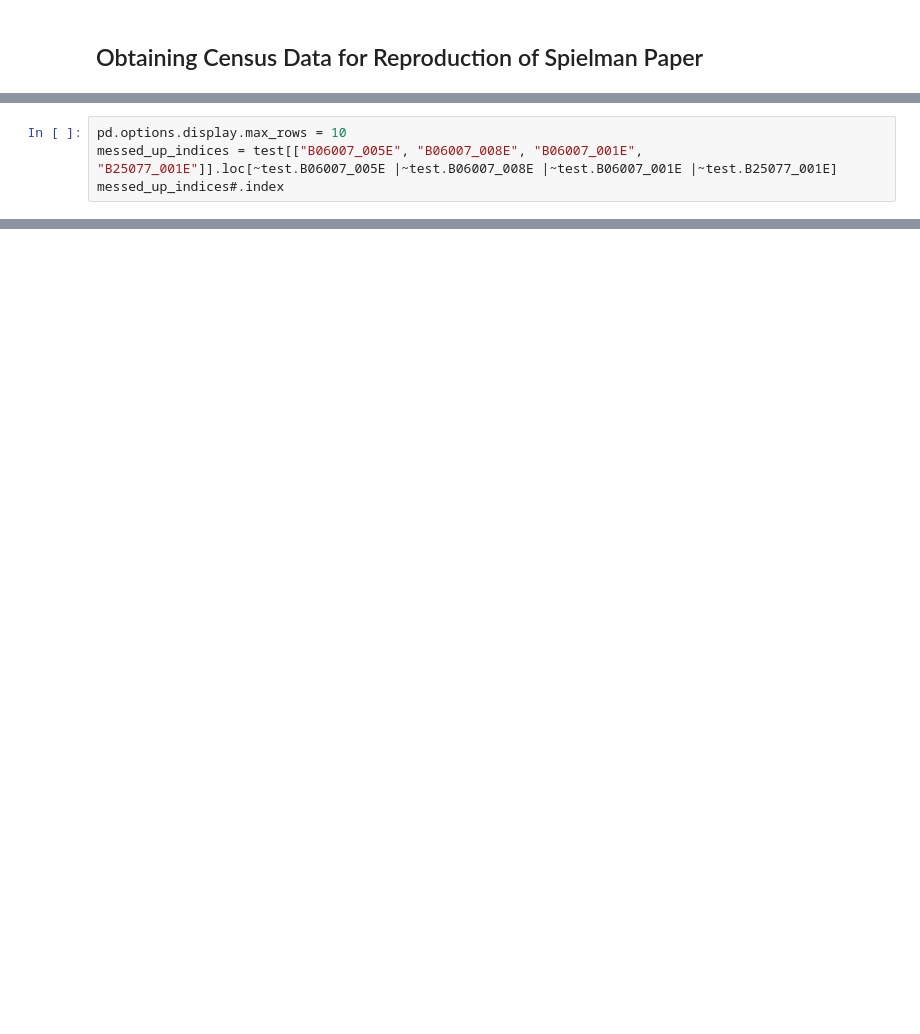
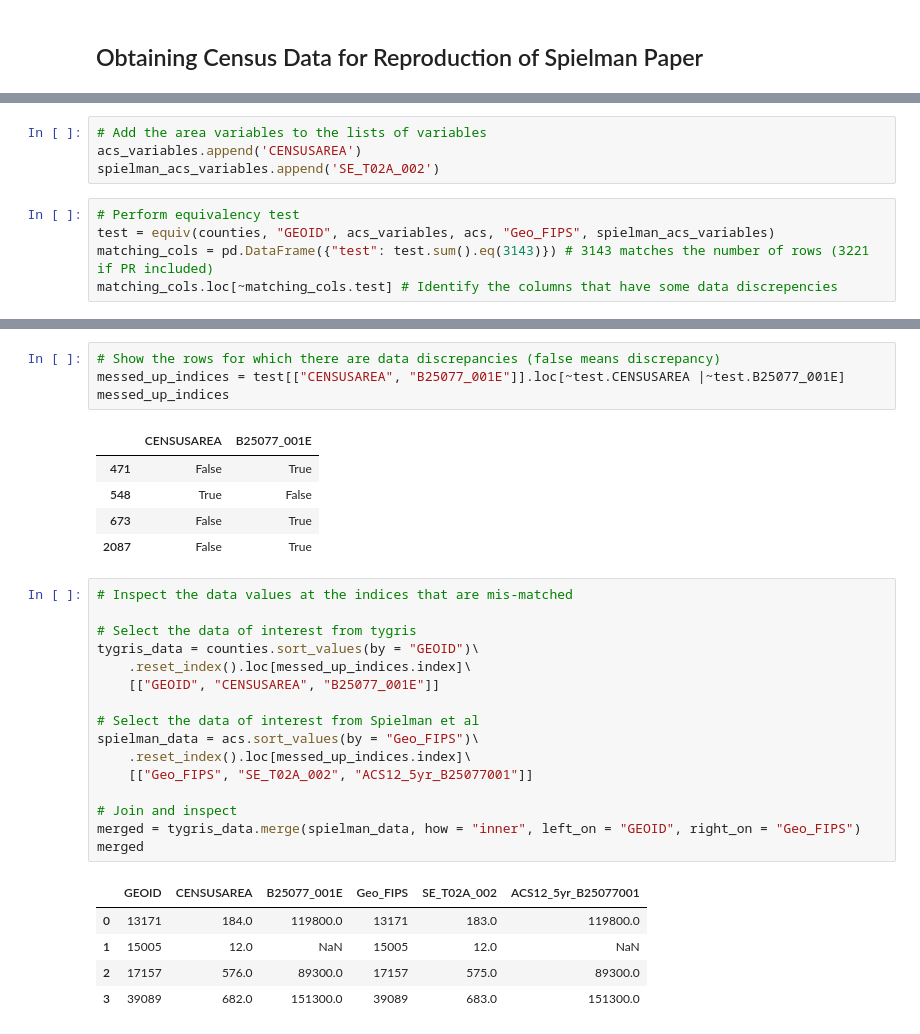
Before and after one commit to HEGSRR/RPl-Spielman-2020, a Jupyter notebook: procedure/code/retrieving_census_data.ipynb, the cells around one changed output, grey strips where cells are left out. Saved outputs shown, nothing was run; the diff lists cells and outputs as text; blank space fills up the shorter version.

```diff
--- a/procedure/code/retrieving_census_data.ipynb
+++ b/procedure/code/retrieving_census_data.ipynb
@@ -487,4 +2,0 @@ The following variables have some discrepancy between their dataset and mine.
-# %%
-pd.options.display.max_rows = 10
-messed_up_indices = test[["B06007_005E", "B06007_008E", "B06007_001E", "B25077_001E"]].loc[~test.B06007_005E |~test.B06007_008E |~test.B06007_001E |~test.B25077_001E]
-messed_up_indices#.index
@@ -536,0 +323,9 @@ It appears that all of the issues occured because of NaN values, and by inspecti
+# %%
+# Add the area variables to the lists of variables
+acs_variables.append('CENSUSAREA')
+spielman_acs_variables.append('SE_T02A_002')
+# %%
+# Perform equivalency test
+test = equiv(counties, "GEOID", acs_variables, acs, "Geo_FIPS", spielman_acs_variables)
+matching_cols = pd.DataFrame({"test": test.sum().eq(3143)}) # 3143 matches the number of rows (3221 if PR included)
+matching_cols.loc[~matching_cols.test] # Identify the columns that have some data discrepencies
@@ -536,0 +346,32 @@ It appears that all of the issues occured because of NaN values, and by inspecti
+# %%
+# Show the rows for which there are data discrepancies (false means discrepancy)
+messed_up_indices = test[["CENSUSAREA", "B25077_001E"]].loc[~test.CENSUSAREA |~test.B25077_001E]
+messed_up_indices
+# %% [output]
+|  | CENSUSAREA | B25077_001E |
+| 471 | False | True |
+| 548 | True | False |
+| 673 | False | True |
+| 2087 | False | True |
+# %%
+# Inspect the data values at the indices that are mis-matched
+
+# Select the data of interest from tygris
+tygris_data = counties.sort_values(by = "GEOID")\
+    .reset_index().loc[messed_up_indices.index]\
+    [["GEOID", "CENSUSAREA", "B25077_001E"]]
+
+# Select the data of interest from Spielman et al
+spielman_data = acs.sort_values(by = "Geo_FIPS")\
+    .reset_index().loc[messed_up_indices.index]\
+    [["Geo_FIPS", "SE_T02A_002", "ACS12_5yr_B25077001"]]
+
+# Join and inspect
+merged = tygris_data.merge(spielman_data, how = "inner", left_on = "GEOID", right_on = "Geo_FIPS")
+merged
+# %% [output]
+|  | GEOID | CENSUSAREA | B25077_001E | Geo_FIPS | SE_T02A_002 | ACS12_5yr_B25077001 |
+| 0 | 13171 | 184.0 | 119800.0 | 13171 | 183.0 | 119800.0 |
+| 1 | 15005 | 12.0 | NaN | 15005 | 12.0 | NaN |
+| 2 | 17157 | 576.0 | 89300.0 | 17157 | 575.0 | 89300.0 |
+| 3 | 39089 | 682.0 | 151300.0 | 39089 | 683.0 | 151300.0 |
```
Also changed, not shown: parts of 50 cells of this notebook, 4 other files.
